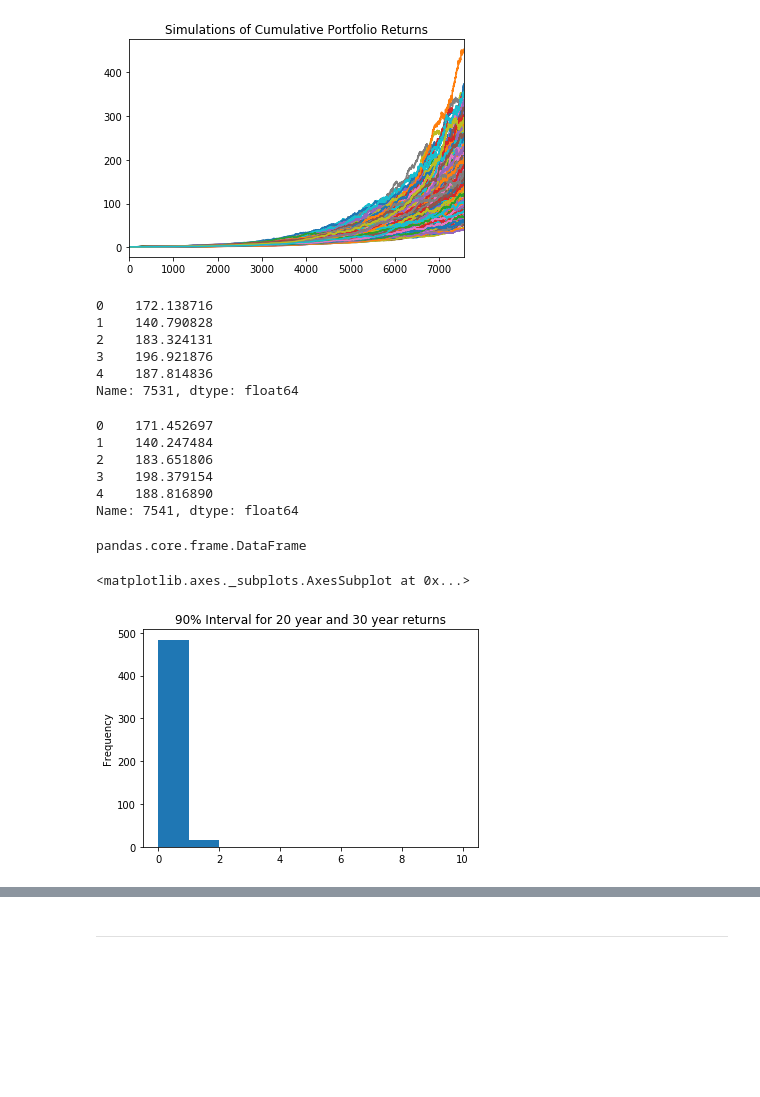
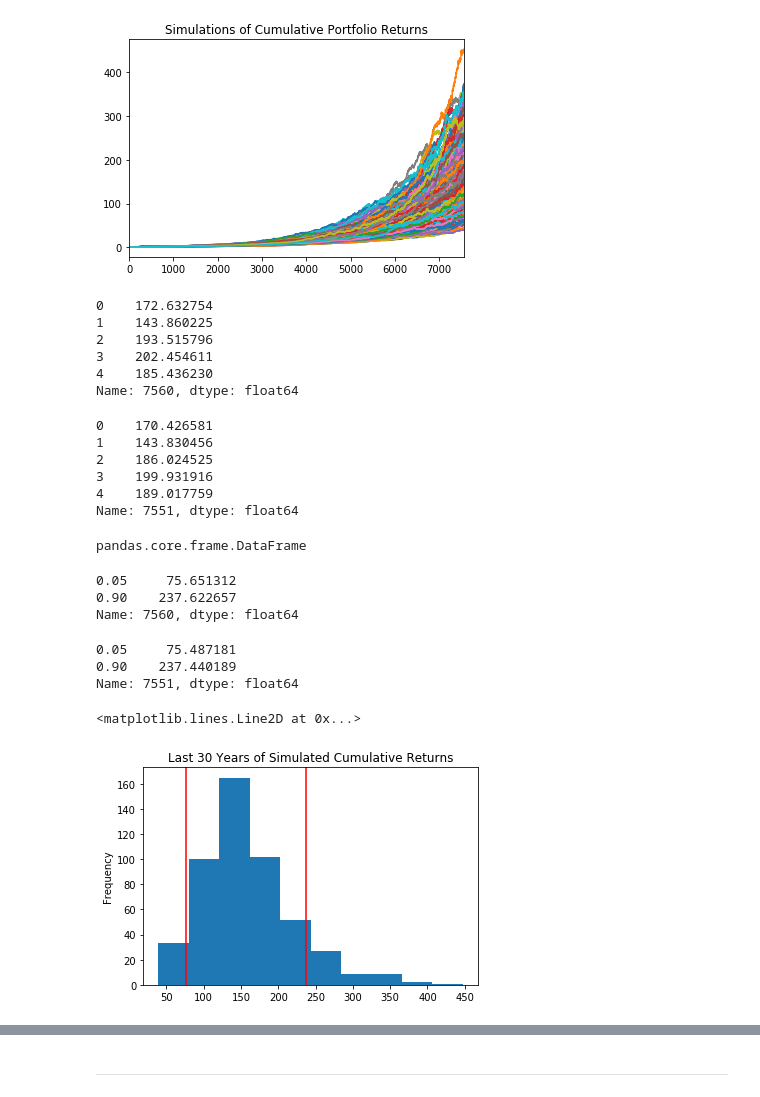
Before and after one commit to exposuretherapy/Learning-APIs, a Jupyter notebook: portfolio_planner.ipynb, the cells around one changed output, grey strips where cells are left out. Drawn from its saved outputs; the diff is of its cells as text; code cells hidden in the pictures; blank space fills up the shorter version.

Commit message:
Finished up plotting the cumulative returns, need to move on to the retirement analysis now.

```diff
--- a/portfolio_planner.ipynb
+++ b/portfolio_planner.ipynb
@@ -169,37 +169,28 @@ portfolio_cum_returns.plot(legend=None,title=f'Simulations of Cumulative Portfol
 # %%
 # Select the last row for the cumulative returns
 # (cumulative returns at 30 years)
-sim_cum_30 = portfolio_cum_returns.iloc[-30,:]
+sim_cum_30 = portfolio_cum_returns.iloc[-1,:]
 sim_cum_30.head()
 # %% [output]
-0    172.138716
-1    140.790828
-2    183.324131
-3    196.921876
-4    187.814836
-Name: 7531, dtype: float64
+0    172.632754
+1    143.860225
+2    193.515796
+3    202.454611
+4    185.436230
+Name: 7560, dtype: float64
 # %%
 # Select the last row for the cumulative returns
 # (cumulative returns at 20 years)
-sim_cum_20 = portfolio_cum_returns.iloc[-20,:]
+sim_cum_20 = portfolio_cum_returns.iloc[-10,:]
 sim_cum_20.head()
 # %% [output]
-0    171.452697
-1    140.247484
-2    183.651806
-3    198.379154
-4    188.816890
-Name: 7541, dtype: float64
+0    170.426581
+1    143.830456
+2    186.024525
+3    199.931916
+4    189.017759
+Name: 7551, dtype: float64
 # %%
 type(sim_cum_20)
 # %% [output]
 pandas.core.frame.DataFrame
-# %%
-# Display the 90% confidence interval for the ending returns
-plt.figure()
-sim_cum_returns['sim_SPY'].plot.hist(bins=[0,1,2,3,4,5,6,7,8,9,10],title='90% Interval for 20 year and 30 year returns')
-# plt.axvline(sim_cum_20.iloc[0], color='r')
-# plt.axvline(sim_cum_30.iloc[0], color='r')
-# %% [output]
-<matplotlib.axes._subplots.AxesSubplot at 0x...>
-[figure, removed]
@@ -208,0 +197,23 @@ sim_cum_returns['sim_SPY'].plot.hist(bins=[0,1,2,3,4,5,6,7,8,9,10],title='90% In
+# %%
+# Display the 90% confidence interval for the ending returns
+confidence_interval_30=sim_cum_30.quantile(q=[.05,.90])
+confidence_interval_30
+# %% [output]
+0.05     75.651312
+0.90    237.622657
+Name: 7560, dtype: float64
+# %%
+confidence_interval_20=sim_cum_20.quantile(q=[.05,.90])
+confidence_interval_20
+# %% [output]
+0.05     75.487181
+0.90    237.440189
+Name: 7551, dtype: float64
+# %%
+plt.figure();
+sim_cum_30.plot(kind='hist',bins=10,title='Last 30 Years of Simulated Cumulative Returns')
+plt.axvline(confidence_interval_30.iloc[0], color='r')
+plt.axvline(confidence_interval_30.iloc[1], color='r')
+# %% [output]
+<matplotlib.lines.Line2D at 0x...>
+[figure, added]
```
Also changed, not shown: parts of 2 cells of this notebook.
